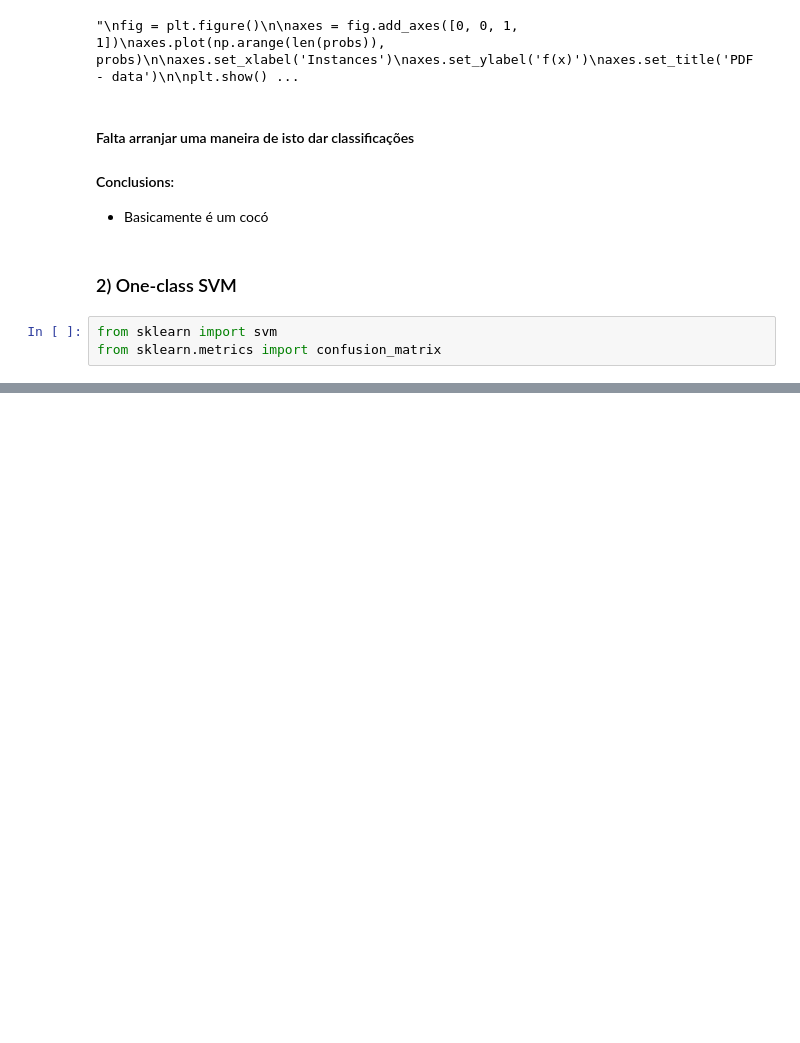
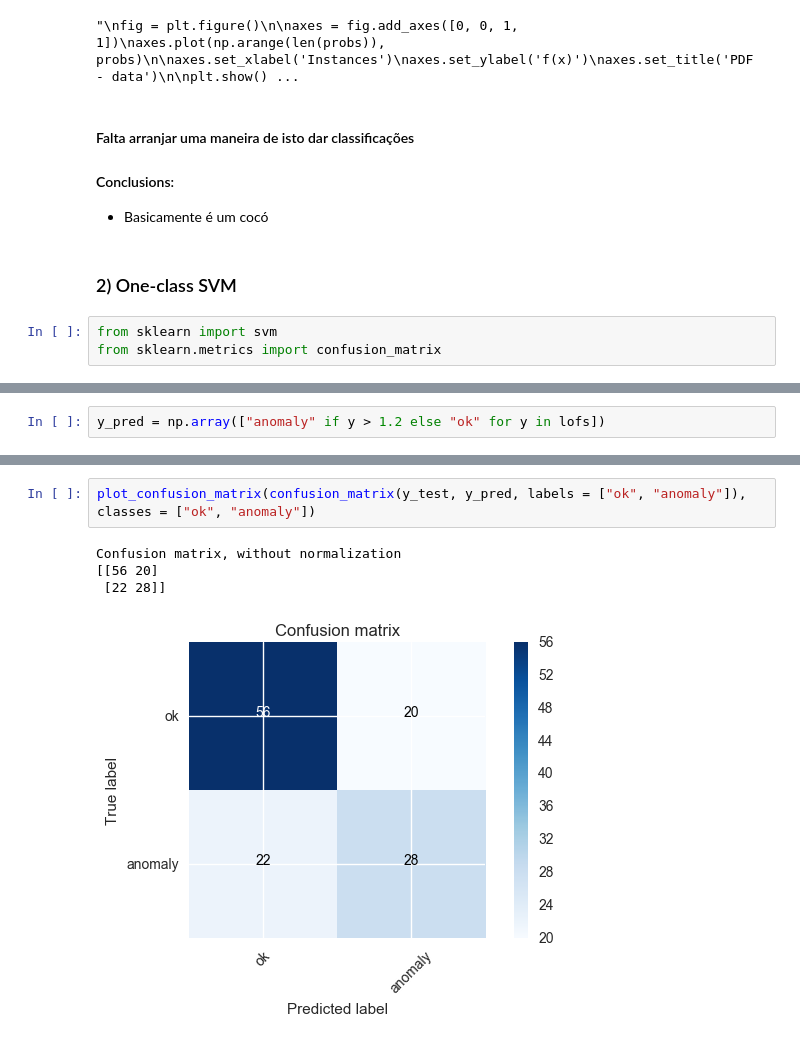
Before and after one commit to msandim/tum-anomaly-detection-challenges, a Jupyter notebook: Homework 1/HW1 - Miguel Sandim.ipynb, the cells around one changed output, grey strips where cells are left out. Saved outputs shown, nothing was run; the diff lists cells and outputs as text; blank space fills up the shorter version.

```diff
--- a/Homework 1/HW1 - Miguel Sandim.ipynb
+++ b/Homework 1/HW1 - Miguel Sandim.ipynb
@@ -339,0 +356,2 @@ Confusion matrix, without normalization
+# %%
+y_pred = np.array(["anomaly" if y > 1.2 else "ok" for y in lofs])
@@ -339,0 +368,7 @@ Confusion matrix, without normalization
+# %%
+plot_confusion_matrix(confusion_matrix(y_test, y_pred, labels = ["ok", "anomaly"]), classes = ["ok", "anomaly"])
+# %% [output]
+Confusion matrix, without normalization
+[[56 20]
+ [22 28]]
+[figure, added]
```
Also changed, not shown: parts of 9 cells of this notebook.
